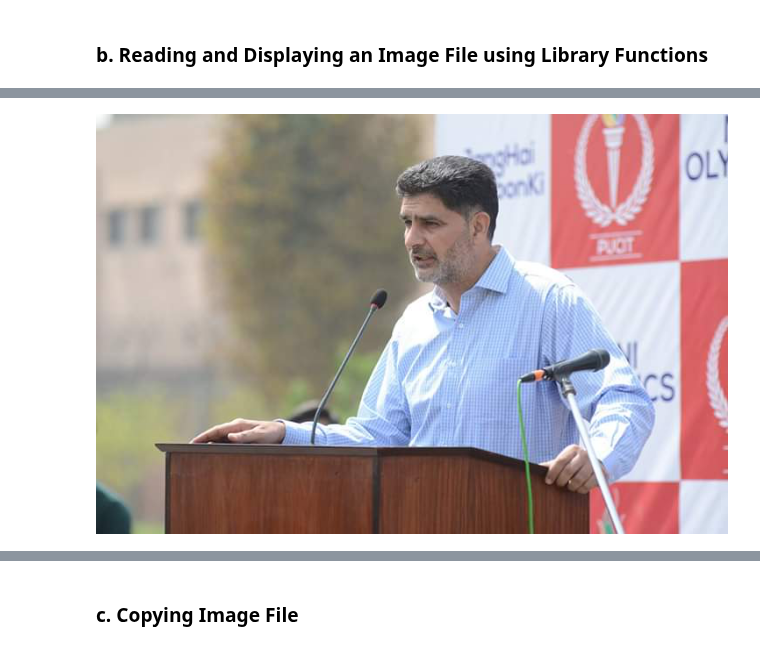
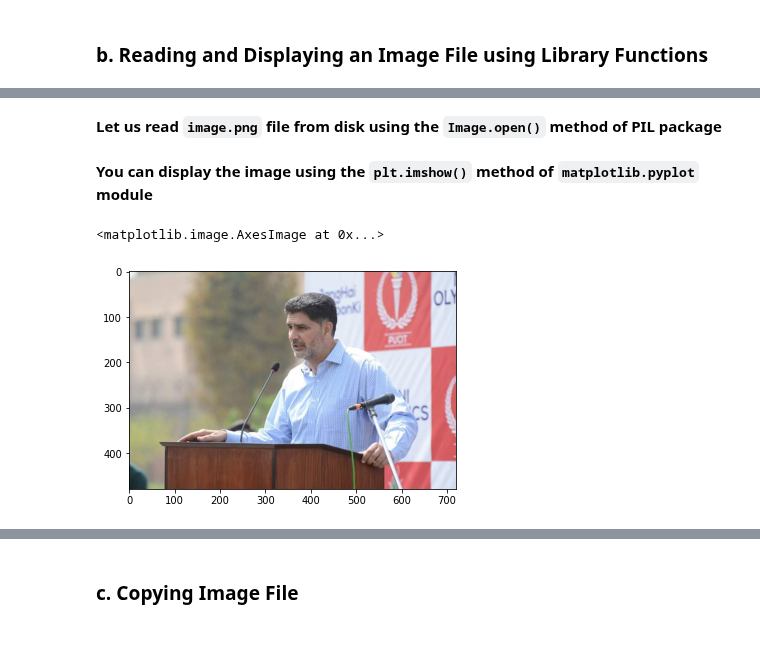
Before and after one commit to arifpucit/data-science, a Jupyter notebook: Section-2 (Basics of Python Programming)/Lec-2.15 (File Handling)/file_handling.ipynb, the cells around one changed output, grey strips where cells are left out. Drawn from its saved outputs; the diff is of its cells as text; code cells hidden in the pictures.

```diff
--- a/Section-2 (Basics of Python Programming)/Lec-2.15 (File Handling)/file_handling.ipynb
+++ b/Section-2 (Basics of Python Programming)/Lec-2.15 (File Handling)/file_handling.ipynb
@@ -560,4 +529,2 @@ plt.imshow(im2)
-# %%
-display(im2)
-# %% [output]
-[figure, removed]
+# %% [markdown]
+**Let us read `image.png` file from disk using the `Image.open()` method of PIL package**
@@ -563,0 +533,8 @@ display(im2)
+# %% [markdown]
+**You can display the image using the `plt.imshow()` method of `matplotlib.pyplot` module**
+# %%
+import matplotlib.pyplot as plt
+plt.imshow(img)
+# %% [output]
+<matplotlib.image.AxesImage at 0x...>
+[figure, added]
```
Also changed, not shown: parts of 23 cells of this notebook, 3 other files.
